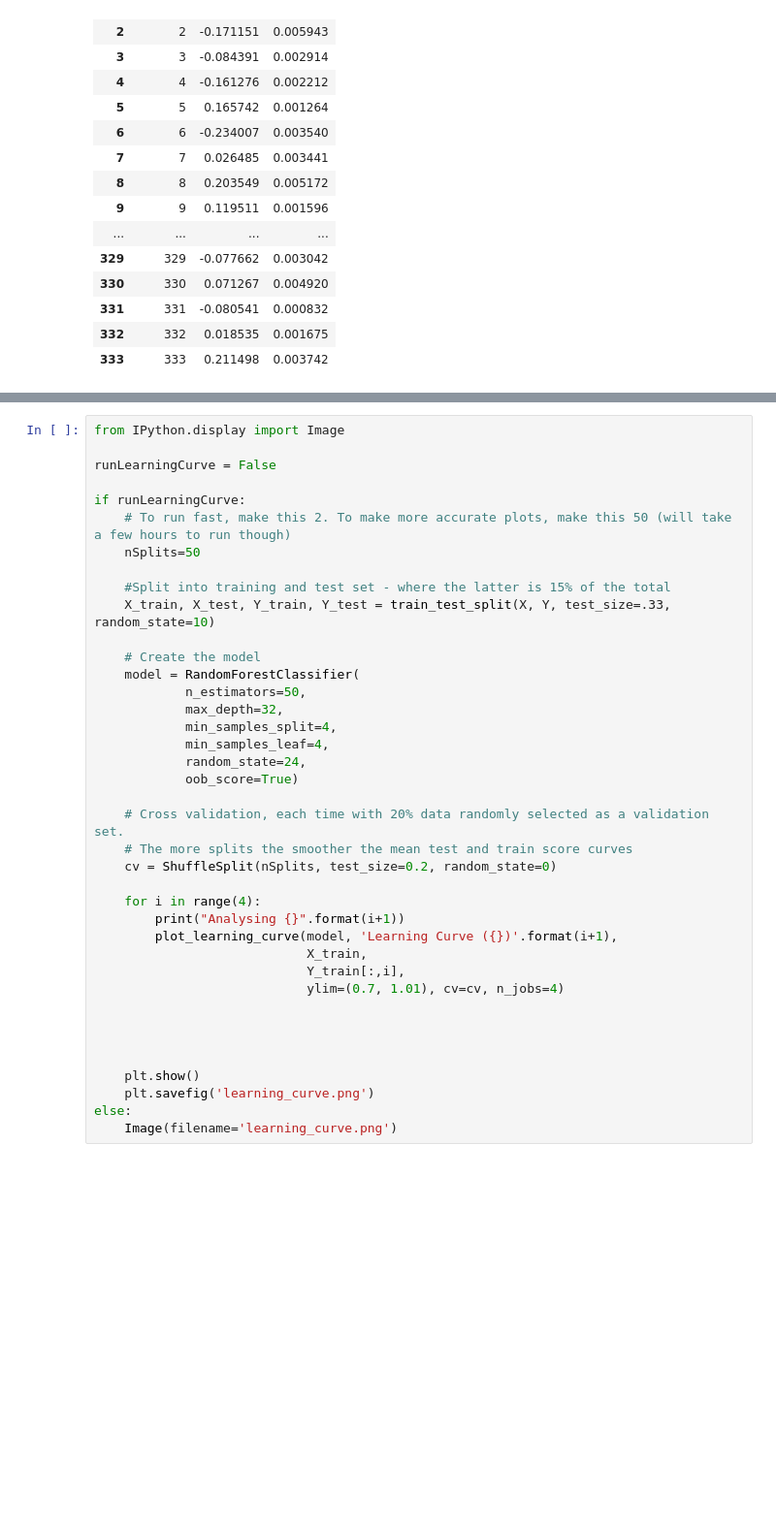
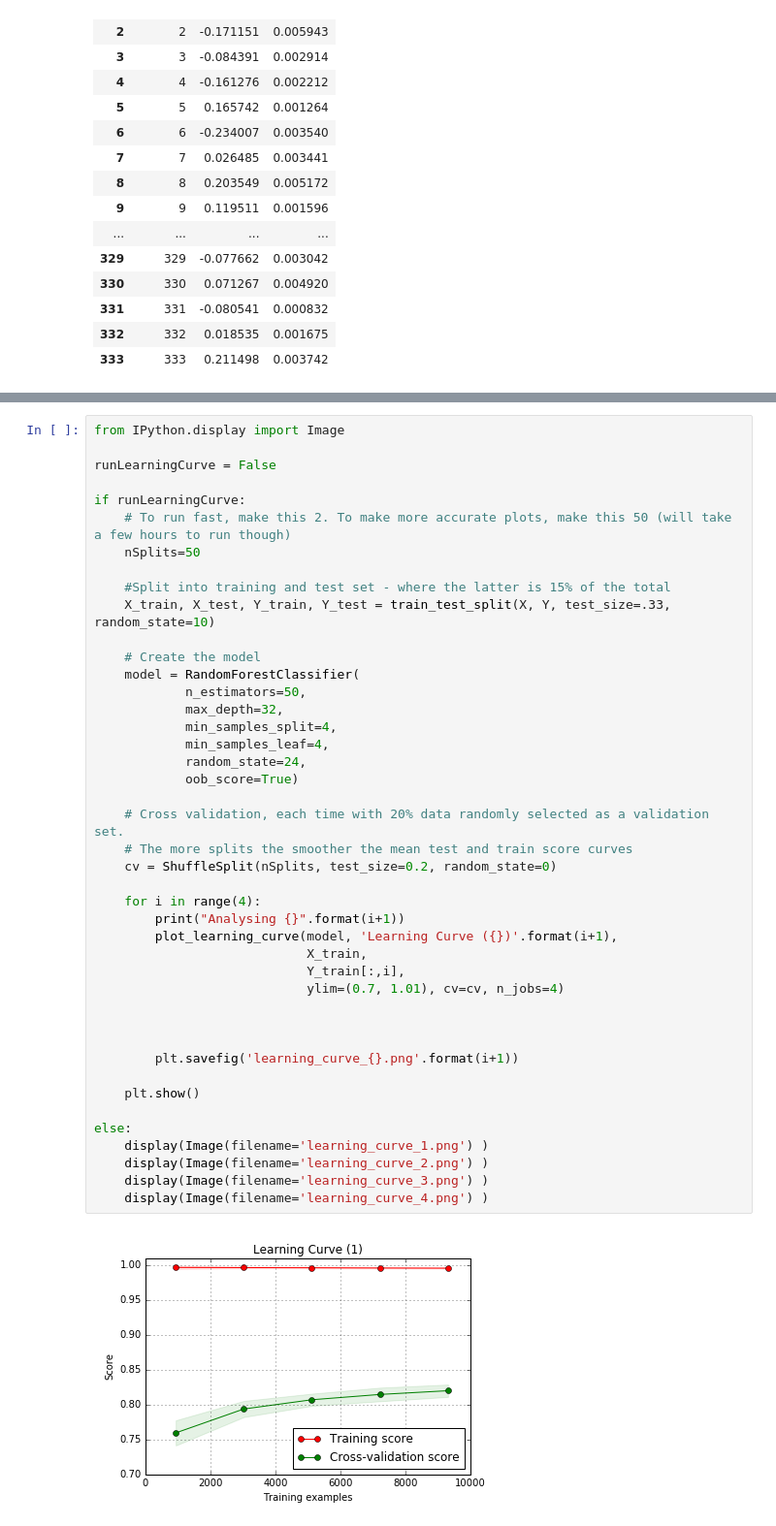
Before and after one commit to rabjohnston/E81HW3, a Jupyter notebook: Submission/HW3a.ipynb, the cells around one changed output, grey strips where cells are left out. Shown at 97% size. Cells and saved outputs as stored; diff of their text form; blank space fills up the shorter version.

```diff
--- a/Submission/HW3a.ipynb
+++ b/Submission/HW3a.ipynb
@@ -327,32 +260,38 @@ if runLearningCurve:
     nSplits=50
 
     #Split into training and test set - where the latter is 15% of the total
     X_train, X_test, Y_train, Y_test = train_test_split(X, Y, test_size=.33, random_state=10)
 
     # Create the model
     model = RandomForestClassifier(
             n_estimators=50,
             max_depth=32,
             min_samples_split=4,
             min_samples_leaf=4,
             random_state=24,
             oob_score=True)
 
     # Cross validation, each time with 20% data randomly selected as a validation set.
     # The more splits the smoother the mean test and train score curves
     cv = ShuffleSplit(nSplits, test_size=0.2, random_state=0)
 
     for i in range(4):
         print("Analysing {}".format(i+1))
         plot_learning_curve(model, 'Learning Curve ({})'.format(i+1),
                             X_train,
                             Y_train[:,i],
                             ylim=(0.7, 1.01), cv=cv, n_jobs=4)
 
 
 
+        plt.savefig('learning_curve_{}.png'.format(i+1))
 
     plt.show()
-    plt.savefig('learning_curve.png')
+
 else:
-    Image(filename='learning_curve.png')
+    display(Image(filename='learning_curve_1.png') )
+    display(Image(filename='learning_curve_2.png') )
+    display(Image(filename='learning_curve_3.png') )
+    display(Image(filename='learning_curve_4.png') )
+# %% [output]
+[figure, added]
```
Also changed, not shown: parts of 12 cells of this notebook.
